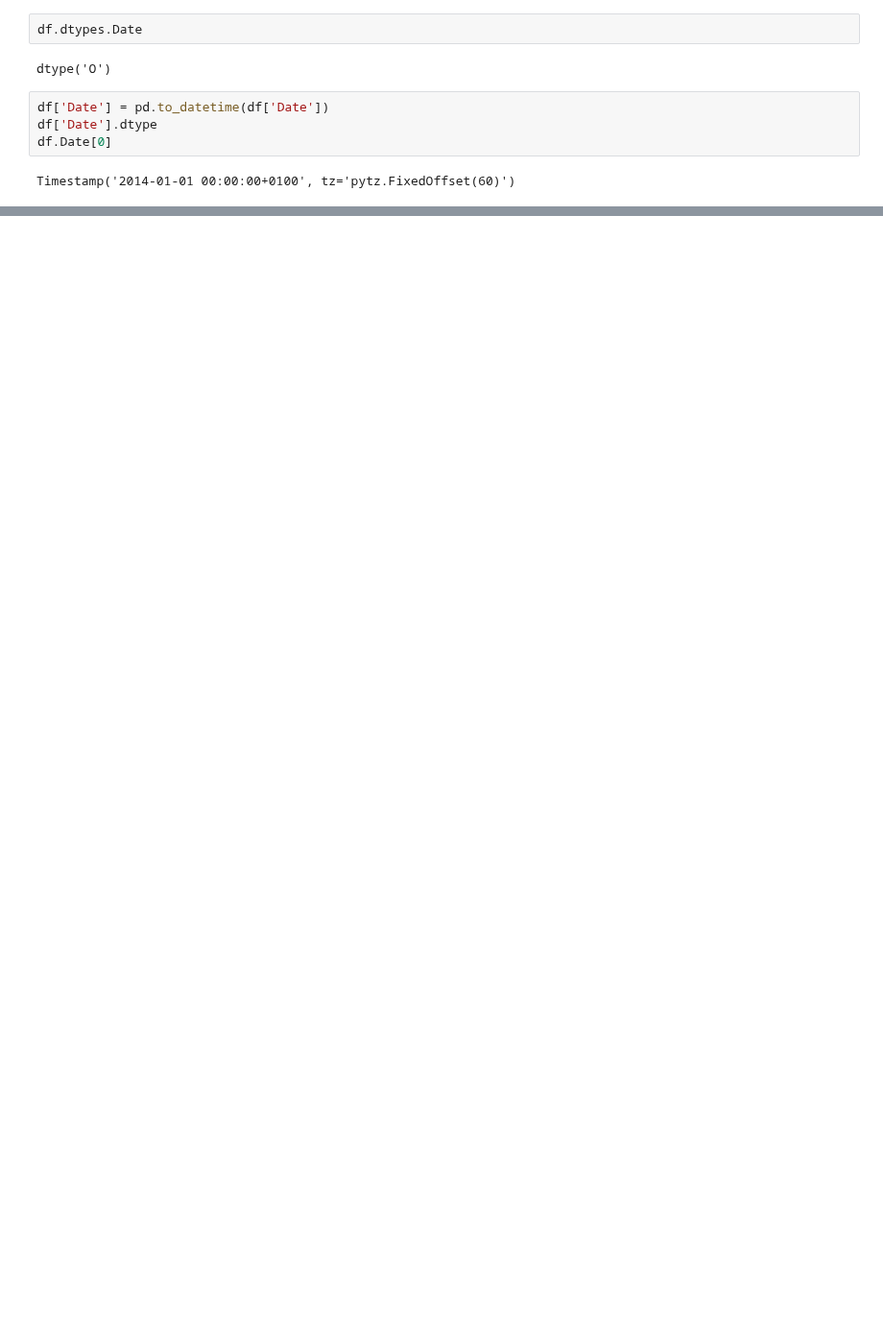
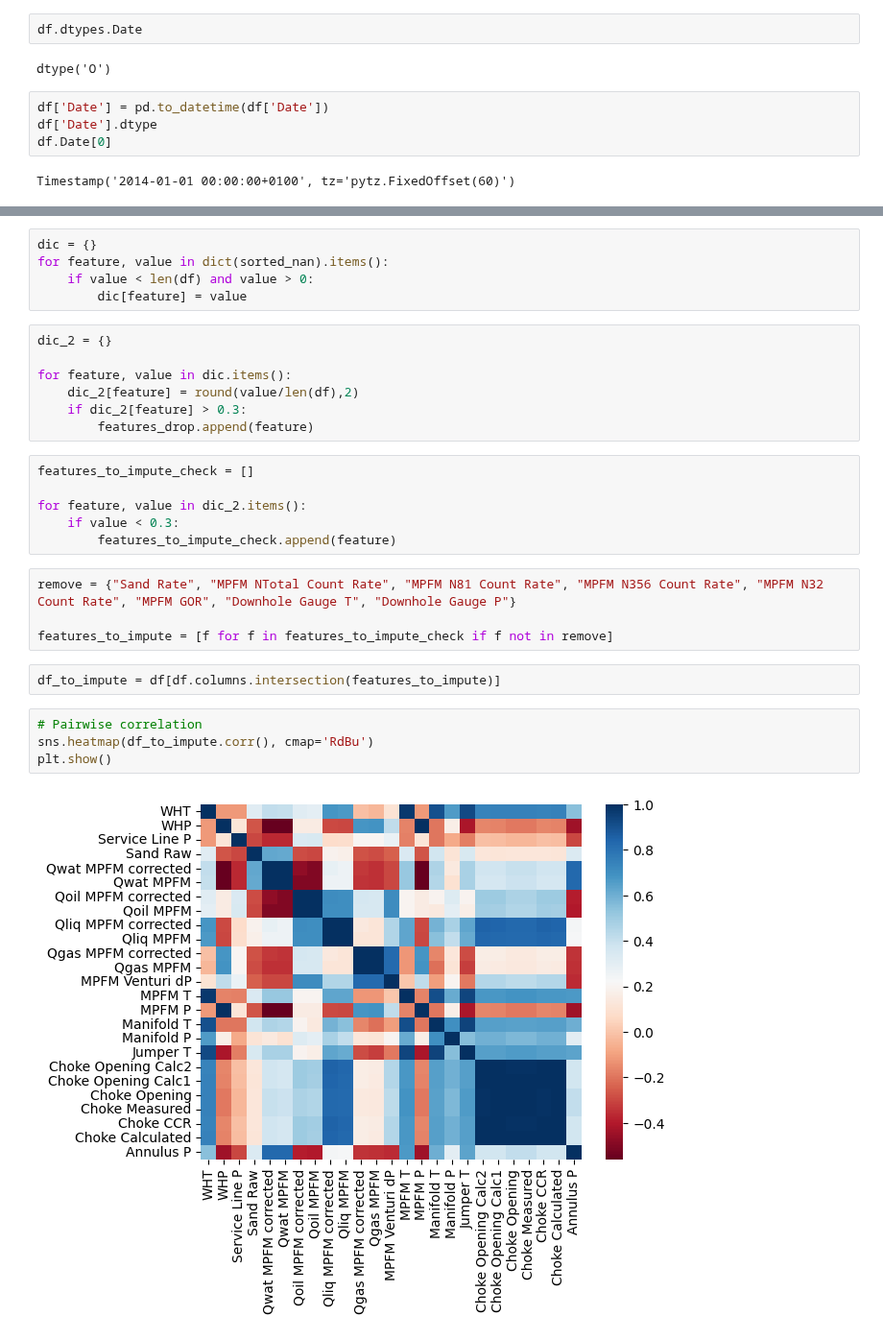
Before and after one commit to mattwagon/oil_production_prediction, a Jupyter notebook: notebooks/matt - data_cleaning.ipynb, the cells around one changed output, grey strips where cells are left out. Shown at 96% size. Drawn from its saved outputs; the diff is of its cells as text; blank space fills up the shorter version.

Commit message:
Added heatmap to df_to_impute to find any uncorrealtion to Qoil features

```diff
--- a/notebooks/matt - data_cleaning.ipynb
+++ b/notebooks/matt - data_cleaning.ipynb
@@ -36,0 +75,30 @@ Timestamp('2013-12-31 23:00:00')
+# %%
+dic = {}
+for feature, value in dict(sorted_nan).items():
+    if value < len(df) and value > 0:
+        dic[feature] = value
+# %%
+dic_2 = {}
+
+for feature, value in dic.items():
+    dic_2[feature] = round(value/len(df),2)
+    if dic_2[feature] > 0.3:
+        features_drop.append(feature)
+# %%
+features_to_impute_check = []
+
+for feature, value in dic_2.items():
+    if value < 0.3:
+        features_to_impute_check.append(feature)
+# %%
+remove = {"Sand Rate", "MPFM NTotal Count Rate", "MPFM N81 Count Rate", "MPFM N356 Count Rate", "MPFM N32 Count Rate", "MPFM GOR", "Downhole Gauge T", "Downhole Gauge P"}
+
+features_to_impute = [f for f in features_to_impute_check if f not in remove]
+# %%
+df_to_impute = df[df.columns.intersection(features_to_impute)]
+# %%
+# Pairwise correlation
+sns.heatmap(df_to_impute.corr(), cmap='RdBu')
+plt.show()
+# %% [output]
+[figure, added]
```
Also changed, not shown: parts of 9 cells of this notebook.
